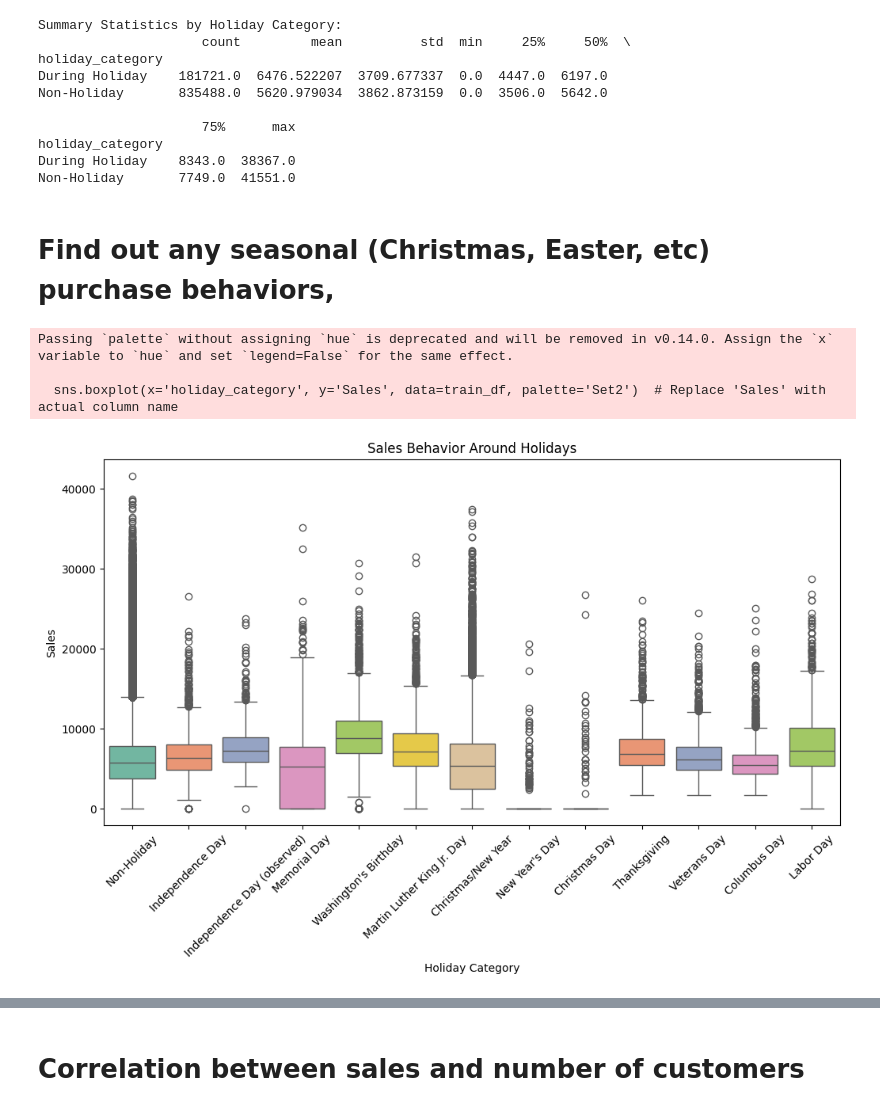
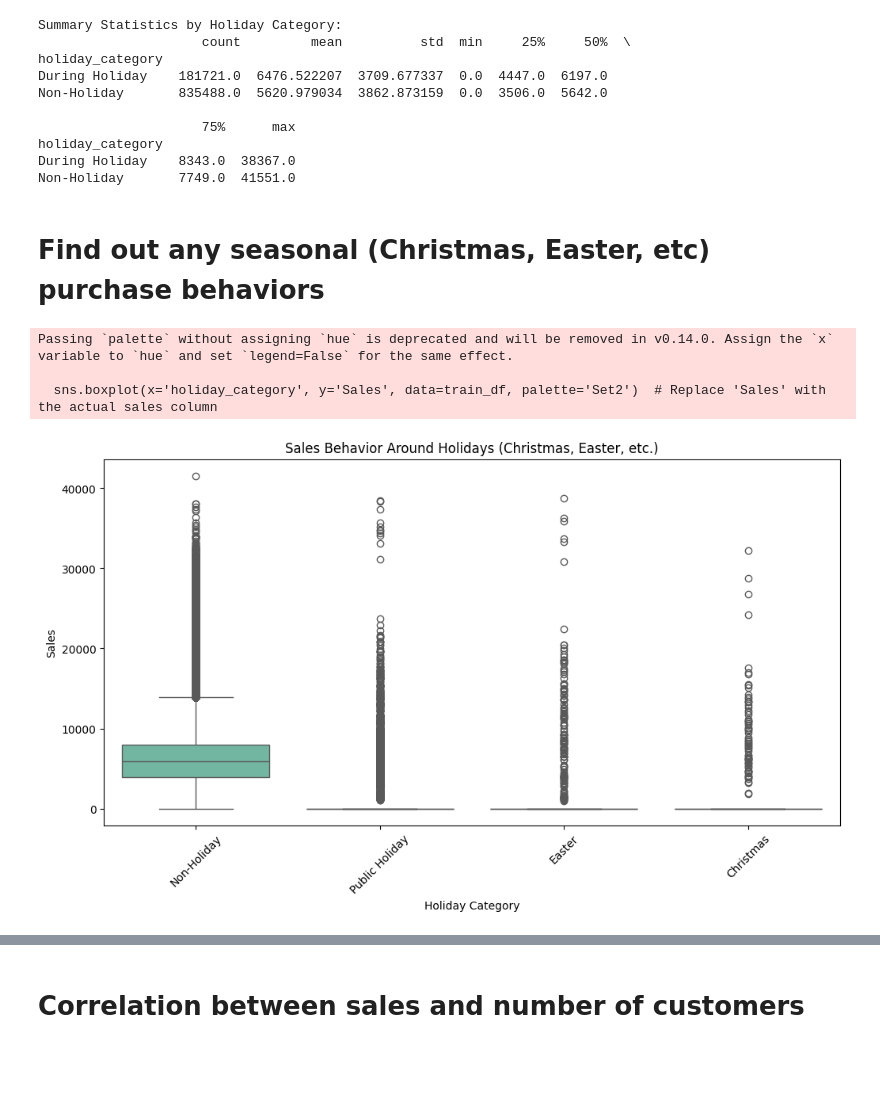
Before and after one commit to wubeabera123/Sales-Prediction-Model, a Jupyter notebook: notebooks/sales_data_analysis.ipynb, the cells around one changed output, grey strips where cells are left out. Cells and saved outputs as stored; diff of their text form; code cells hidden in the pictures; blank space fills up the shorter version.

```diff
--- a/notebooks/sales_data_analysis.ipynb
+++ b/notebooks/sales_data_analysis.ipynb
@@ -213,58 +211,47 @@ holiday_category
 During Holiday    8343.0  38367.0
 Non-Holiday       7749.0  41551.0
 # %% [markdown]
-# Find out any seasonal (Christmas, Easter, etc) purchase behaviors,
+# Find out any seasonal (Christmas, Easter, etc) purchase behaviors
 # %%
+logging.info("Find out any seasonal (Christmas, Easter, etc) purchase behavior")
 
-
-# Convert the Date column to datetime
+# Convert the 'Date' column to datetime
 train_df['Date'] = pd.to_datetime(train_df['Date'], format='%Y-%m-%d')
 
-# Initialize the holidays for your country (example: US holidays)
-us_holidays = holidays.US()
+# Create a function to categorize the holidays based on the 'StateHoliday' column
+def categorize_holiday(row):
+    state_holiday = row['StateHoliday']
 
-# Create a new column to flag if the date is a holiday or around holiday
-def is_holiday(row):
-    date = row['Date']
+    # Categorize based on the 'StateHoliday' column
+    if state_holiday == 'a':
+        return 'Public Holiday'
+    elif state_holiday == 'b':
+        return 'Easter'
+    elif state_holiday == 'c':
+        return 'Christmas'
+    else:
+        return 'Non-Holiday'
 
-    # Check if the date is a holiday (returns None if not a holiday)
-    holiday_name = us_holidays.get(date)
+# Apply the function to create a 'holiday_category' column
+train_df['holiday_category'] = train_df.apply(categorize_holiday, axis=1)
 
-    # If the date is a holiday, return the holiday name
-    if holiday_name:
-        return holiday_name
-
-    # Check for Christmas/New Year period (you can adjust the range as needed)
-    if (date.month == 12 and date.day >= 20) or (date.month == 1 and date.day <= 5):
-        return 'Christmas/New Year'
-
-    # Optionally, check for Easter if your country recognizes it
-    if (date.month in [3, 4]):
-        if 'Easter' in (holiday_name or ''):
-            return 'Easter'
-
-    # If it's not a holiday, return 'Non-Holiday'
-    return 'Non-Holiday'
-
-
-# Apply the function to create a holiday category
-train_df['holiday_category'] = train_df.apply(is_holiday, axis=1)
-
-# Check how the sales behave before/during/after holidays
+# Visualize how sales behave around holidays
 plt.figure(figsize=(12, 6))
-sns.boxplot(x='holiday_category', y='Sales', data=train_df, palette='Set2')  # Replace 'Sales' with actual column name
-plt.title('Sales Behavior Around Holidays')
+sns.boxplot(x='holiday_category', y='Sales', data=train_df, palette='Set2')  # Replace 'Sales' with the actual sales column
+plt.title('Sales Behavior Around Holidays (Christmas, Easter, etc.)')
 plt.xlabel('Holiday Category')
 plt.ylabel('Sales')
 plt.xticks(rotation=45)
 plt.show()
 
-# Optional: Summary statistics by holiday category
+# Optional: Get summary statistics of sales by holiday category
 print("Summary Statistics by Holiday Category:")
-print(train_df.groupby('holiday_category')['Sales'].describe())  # Replace 'Sales' with your actual column name
+summary_stats = train_df.groupby('holiday_category')['Sales'].describe()  # Replace 'Sales' with your actual sales column name
+print(summary_stats)
+logging.info(summary_stats)
 # %% [output]
 Passing `palette` without assigning `hue` is deprecated and will be removed in v0.14.0. Assign the `x` variable to `hue` and set `legend=False` for the same effect.
 
-  sns.boxplot(x='holiday_category', y='Sales', data=train_df, palette='Set2')  # Replace 'Sales' with actual column name
+  sns.boxplot(x='holiday_category', y='Sales', data=train_df, palette='Set2')  # Replace 'Sales' with the actual sales column
-[figure, old version]
+[figure, new version]
 Summary Statistics by Holiday Category:
```
Also changed, not shown: parts of 17 cells of this notebook, 3 other files.
